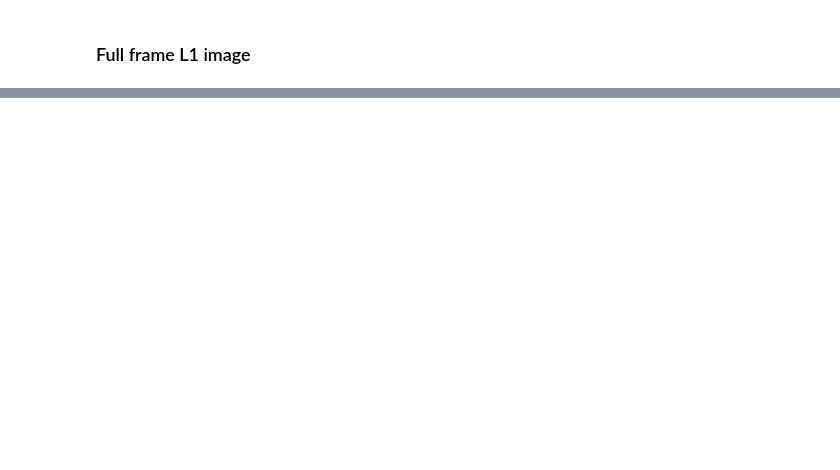
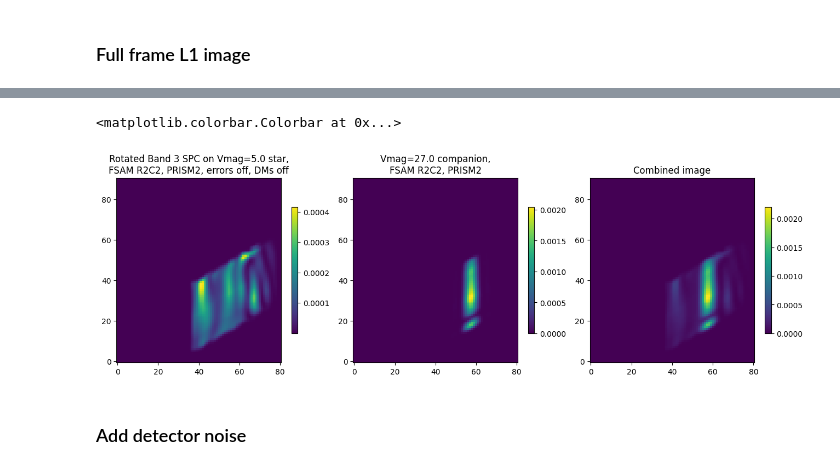
Before and after one commit to roman-corgi/corgisim, a Jupyter notebook: examples/spec_slit_prism_demo.ipynb, the cells around one changed output, grey strips where cells are left out. Saved outputs shown, nothing was run; the diff lists cells and outputs as text; code cells hidden in the pictures; blank space fills up the shorter version.

```diff
--- a/examples/spec_slit_prism_demo.ipynb
+++ b/examples/spec_slit_prism_demo.ipynb
@@ -504,0 +707,25 @@ co = plt.colorbar(shrink=0.7)
+# %%
+fig = plt.figure(figsize=(16,6))
+plt.subplots_adjust(wspace=0.15)
+xcrop = 20
+ycrop = 15
+
+plt.subplot(131)
+plt.imshow(image_star_slit_prism[ycrop:-ycrop,xcrop:-xcrop],origin='lower')
+plt.title(f'Rotated Band 3 SPC on Vmag={Vmag} star,\nFSAM {slit_name}, {prism_name}, errors off, DMs off')
+plt.colorbar(shrink=0.5)
+
+plt.subplot(132)
+plt.imshow(image_comp_slit_prism[ycrop:-ycrop,xcrop:-xcrop],origin='lower')
+plt.title(f'Vmag={Vmag_planet_scene} companion,\nFSAM {slit_name}, {prism_name}')
+plt.colorbar(shrink=0.5)
+
+plt.subplot(133)
+plt.imshow(combined_image_slit_prism[ycrop:-ycrop,xcrop:-xcrop],origin='lower')
+plt.title('Combined image')
+plt.colorbar(shrink=0.5)
+# %% [output]
+<matplotlib.colorbar.Colorbar at 0x...>
+[figure, added]
+# %% [markdown]
+### Add detector noise
```
Also changed, not shown: parts of 35 cells of this notebook, 1 other file.
